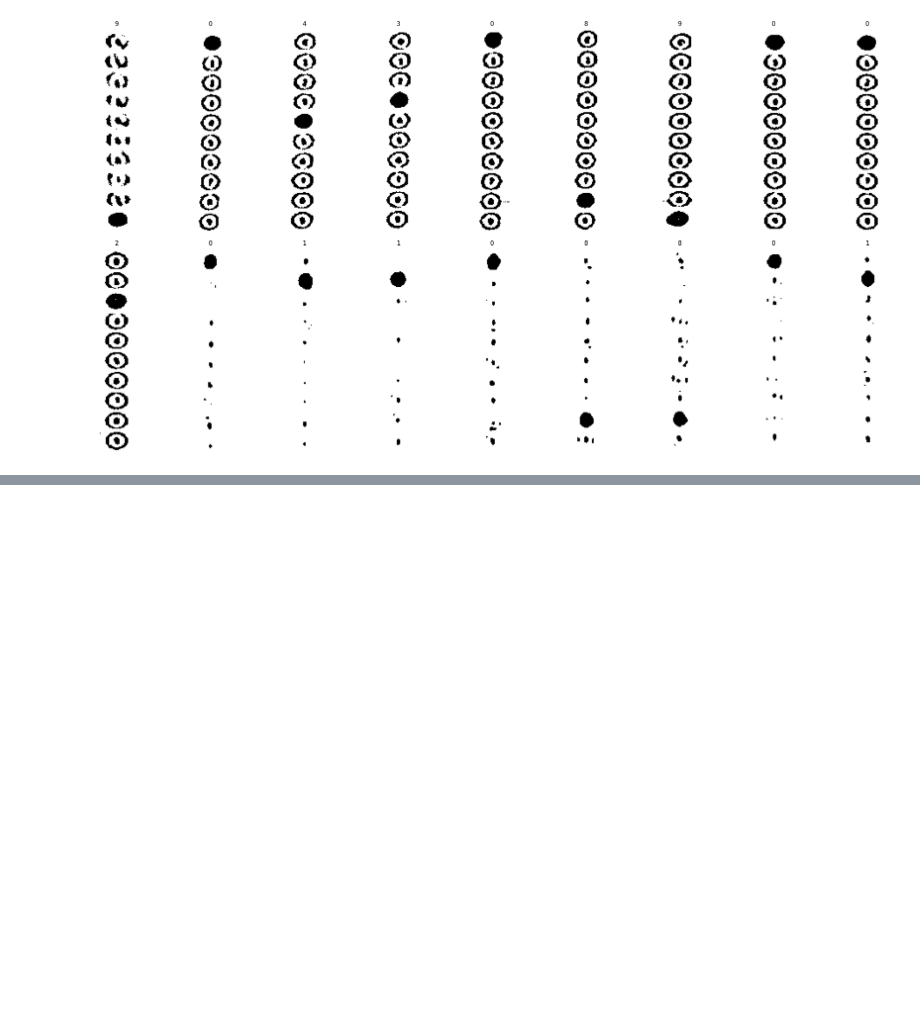
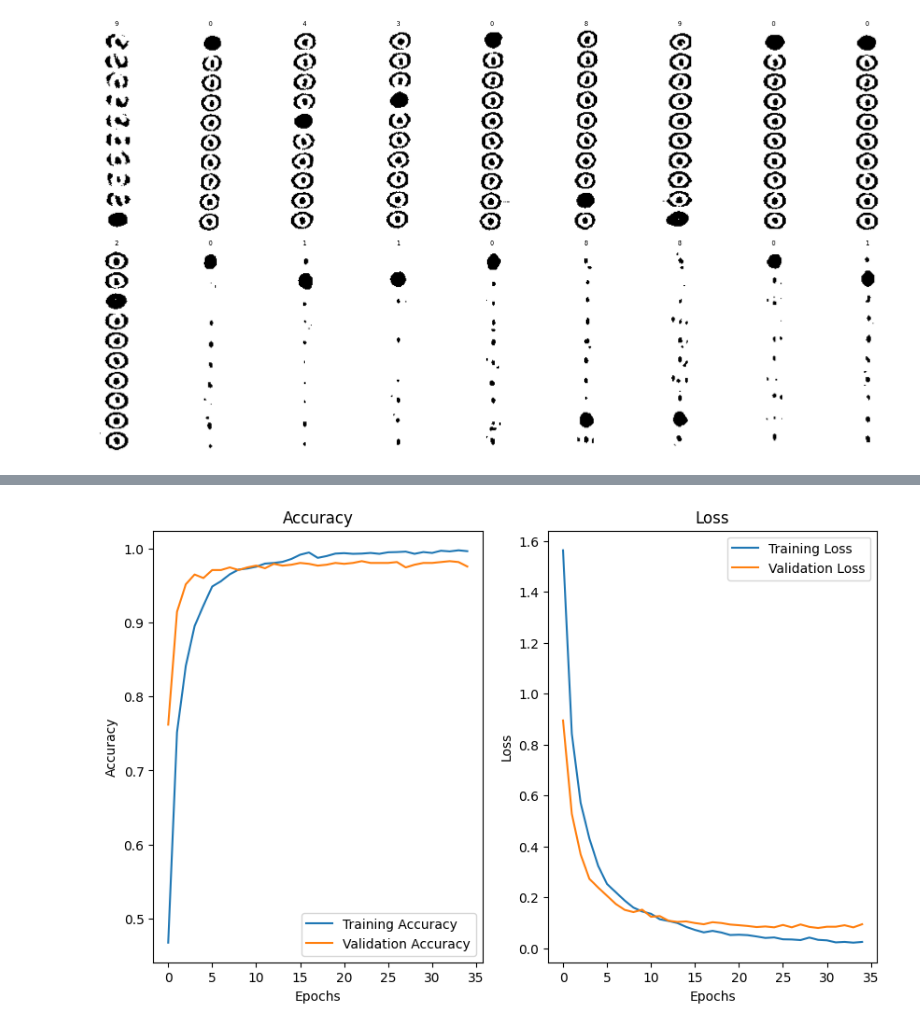
Before and after one commit to vncnttan/binus-project-computer-vision-sirekap, a Jupyter notebook: main.ipynb, the cells around one changed output, grey strips where cells are left out. Cells and saved outputs as stored; diff of their text form; code cells hidden in the pictures; blank space fills up the shorter version.

Commit message:
feat: resnet50 train

```diff
--- a/main.ipynb
+++ b/main.ipynb
@@ -65,0 +123,16 @@ plt.show()
+# %%
+import keras.callbacks
+
+
+images = np.array(images)
+labels = np.array(labels)
+
+images = np.repeat(images[..., np.newaxis], 3, -1)
+
+labels = keras.utils.to_categorical(labels, num_classes=10)
+
+callback = keras.callbacks.EarlyStopping(monitor='val_loss', patience=5, verbose=1)
+
+X_train, X_val, y_train, y_val = train_test_split(images, labels, test_size=0.2, random_state=42)
+# %%
+history = model.fit(X_train, y_train, epochs=50, batch_size=32, validation_data=(X_val, y_val), callbacks=[callback])
@@ -65,0 +157,21 @@ plt.show()
+# %%
+plt.figure(figsize=(10, 6))
+
+plt.subplot(1, 2, 1)
+plt.plot(history.history['accuracy'], label='Training Accuracy')
+plt.plot(history.history['val_accuracy'], label='Validation Accuracy')
+plt.title('Accuracy')
+plt.xlabel("Epochs")
+plt.ylabel("Accuracy")
+plt.legend()
+
+plt.subplot(1, 2, 2)
+plt.plot(history.history['loss'], label='Training Loss')
+plt.plot(history.history['val_loss'], label='Validation Loss')
+plt.title('Loss')
+plt.xlabel("Epochs")
+plt.ylabel("Loss")
+plt.legend()
+plt.show()
+# %% [output]
+[figure, added]
```
Also changed, not shown: parts of 4 cells of this notebook, 1 other file.
